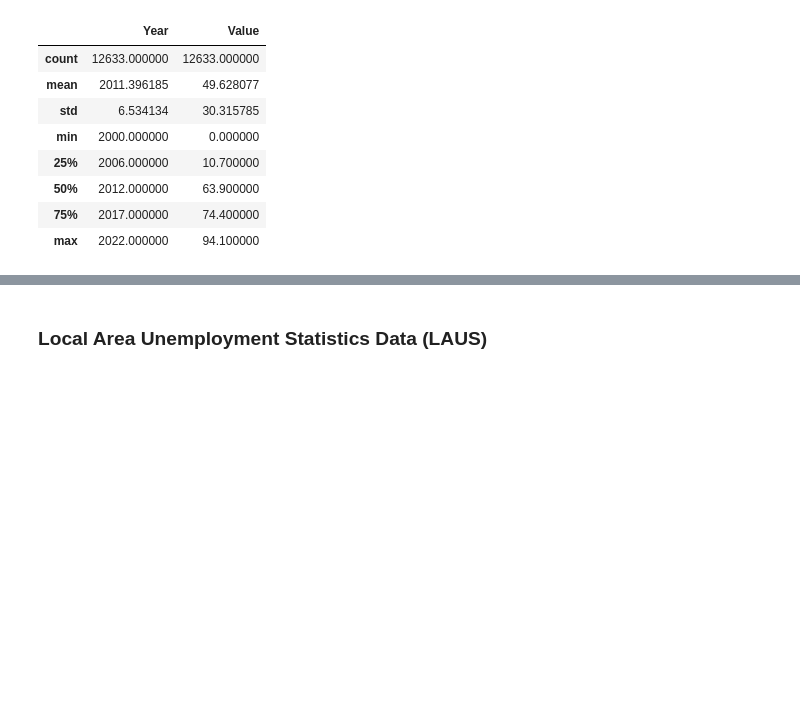
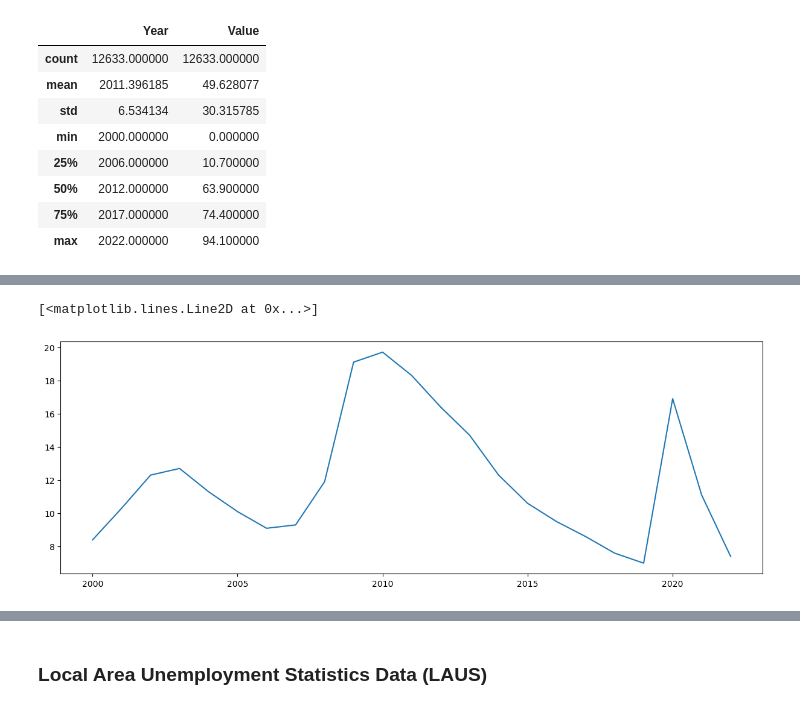
Before and after one commit to Kiirandeep/Capstone, a Jupyter notebook: Script/unemployment_kiran1.ipynb, the cells around one changed output, grey strips where cells are left out. Drawn from its saved outputs; the diff is of its cells as text; code cells hidden in the pictures; blank space fills up the shorter version.

```diff
--- a/Script/unemployment_kiran1.ipynb
+++ b/Script/unemployment_kiran1.ipynb
@@ -67,0 +79,5 @@ plt.plot(oecd_all1['Year'],oecd_all1['Value' == 2012])
+# %%
+oecd_us = oecd_all1.loc[oecd_all1.Country == 'United States']
+oecd_us = oecd_us.loc[(oecd_us.Rate== 'Unemployment rate') & (oecd_us.Gender == 'Total')].reset_index(drop = True)
+us_df = oecd_us.groupby('Year')['Value'].sum().to_frame().reset_index()
+us_df
@@ -67,0 +103,6 @@ plt.plot(oecd_all1['Year'],oecd_all1['Value' == 2012])
+# %%
+plt.figure(figsize = (15,5))
+plt.plot(us_df['Year'],us_df['Value']);
+# %% [output]
+[<matplotlib.lines.Line2D at 0x...>]
+[figure, added]
```
Also changed, not shown: parts of 29 cells of this notebook.
